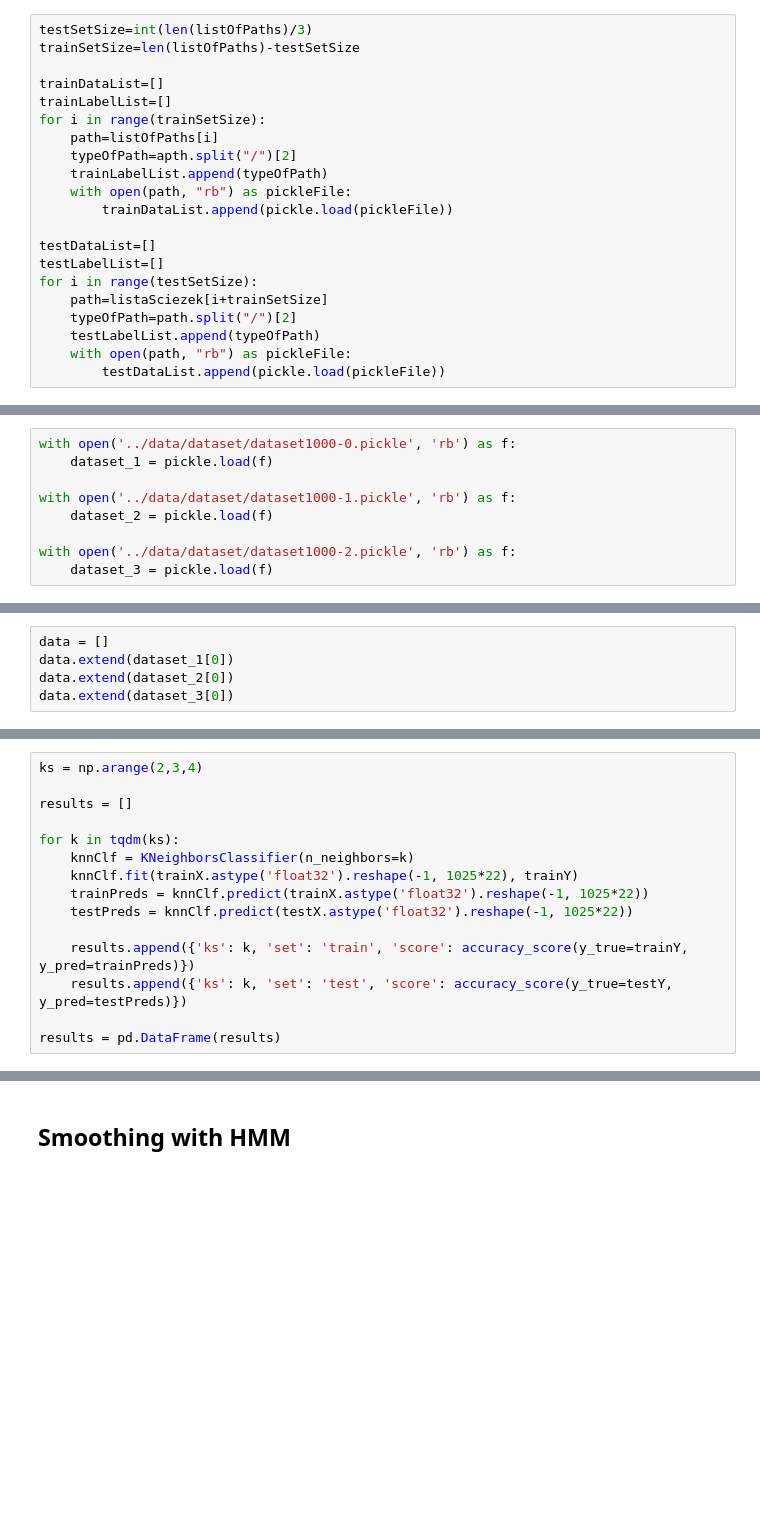
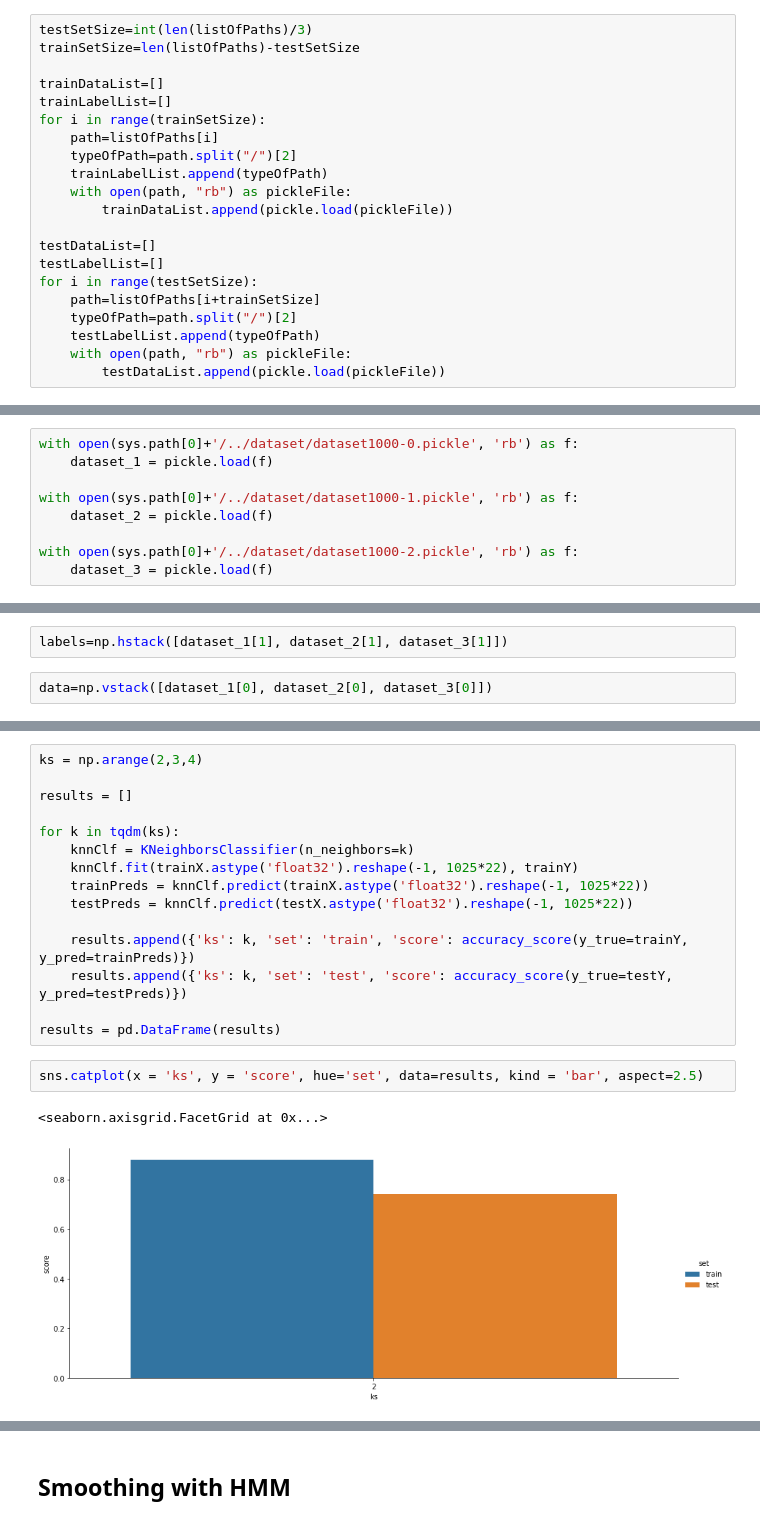
Before and after one commit to lekcyjna123/UWrMLProjectAudioSeg, a Jupyter notebook: Notebooks/Raport.ipynb, the cells around one changed output, grey strips where cells are left out. Drawn from its saved outputs; the diff is of its cells as text; blank space fills up the shorter version.

```diff
--- a/Notebooks/Raport.ipynb
+++ b/Notebooks/Raport.ipynb
@@ -257,7 +316,7 @@ trainDataList=[]
 trainLabelList=[]
 for i in range(trainSetSize):
     path=listOfPaths[i]
-    typeOfPath=apth.split("/")[2]
+    typeOfPath=path.split("/")[2]
     trainLabelList.append(typeOfPath)
     with open(path, "rb") as pickleFile:
         trainDataList.append(pickle.load(pickleFile))
@@ -265,7 +324,7 @@ for i in range(trainSetSize):
 testDataList=[]
 testLabelList=[]
 for i in range(testSetSize):
-    path=listaSciezek[i+trainSetSize]
+    path=listOfPaths[i+trainSetSize]
     typeOfPath=path.split("/")[2]
     testLabelList.append(typeOfPath)
     with open(path, "rb") as pickleFile:
@@ -469,13 +528,13 @@ sm
 # %% [markdown]
 # Learning & Evaluation - Supervised - Preprocessing 1
 # %%
-with open('../data/dataset/dataset1000-0.pickle', 'rb') as f:
+with open(sys.path[0]+'/../dataset/dataset1000-0.pickle', 'rb') as f:
     dataset_1 = pickle.load(f)
 
-with open('../data/dataset/dataset1000-1.pickle', 'rb') as f:
+with open(sys.path[0]+'/../dataset/dataset1000-1.pickle', 'rb') as f:
     dataset_2 = pickle.load(f)
 
-with open('../data/dataset/dataset1000-2.pickle', 'rb') as f:
+with open(sys.path[0]+'/../dataset/dataset1000-2.pickle', 'rb') as f:
     dataset_3 = pickle.load(f)
 # %%
 def transformLabels(dataset):
@@ -497,8 +551,7 @@ labels.extend(transformLabels(dataset_3))
+# %%
+labels=np.hstack([dataset_1[1], dataset_2[1], dataset_3[1]])
 # %%
-data = []
-data.extend(dataset_1[0])
-data.extend(dataset_2[0])
-data.extend(dataset_3[0])
+data=np.vstack([dataset_1[0], dataset_2[0], dataset_3[0]])
 # %%
 trainX, testX, trainY, testY = train_test_split(np.array(data), np.array(labels), test_size = 0.2, random_state=42, stratify=labels)
 # %% [markdown]
@@ -518,3 +571,8 @@ for k in tqdm(ks):
     results.append({'ks': k, 'set': 'test', 'score': accuracy_score(y_true=testY, y_pred=testPreds)})
 
 results = pd.DataFrame(results)
+# %%
+sns.catplot(x = 'ks', y = 'score', hue='set', data=results, kind = 'bar', aspect=2.5)
+# %% [output]
+<seaborn.axisgrid.FacetGrid at 0x...>
+[figure, added]
```
Also changed, not shown: parts of 30 cells of this notebook, 1 other file.
